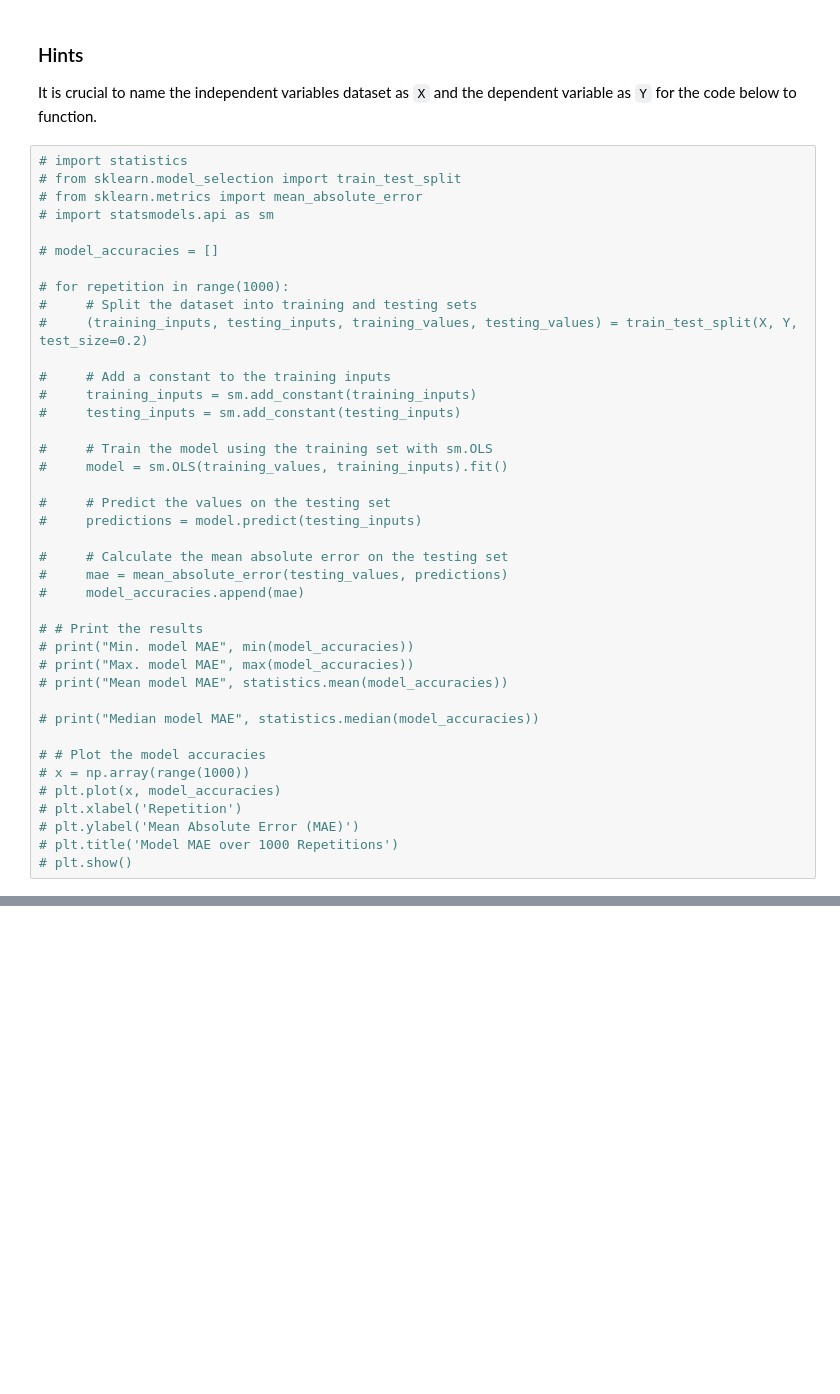
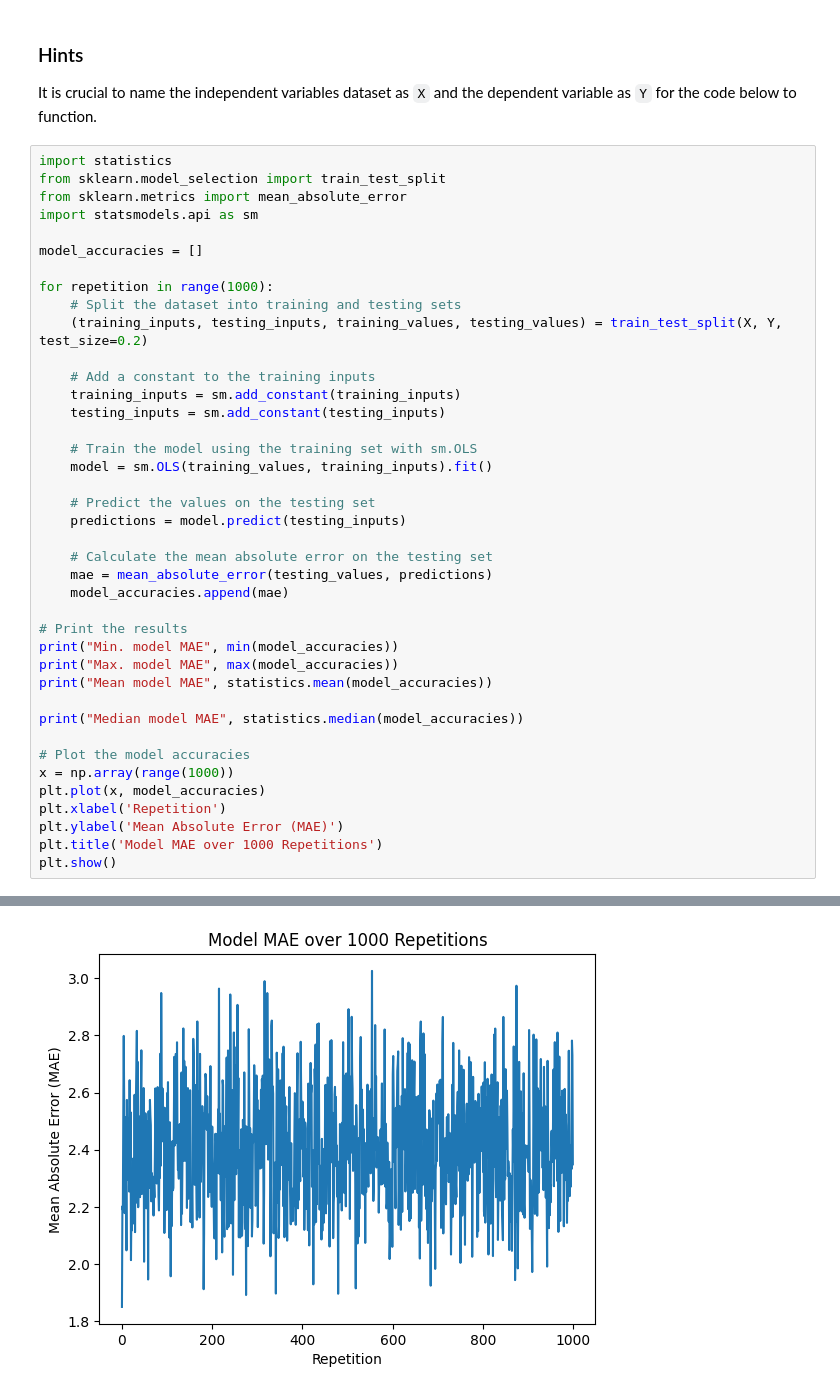
Before and after one commit to akrylamid/ELLS_python_assignment, a Jupyter notebook: thursday/competition/ELLS_quiz_1_assignment.ipynb, the cells around one changed output, grey strips where cells are left out. Saved outputs shown, nothing was run; the diff lists cells and outputs as text; blank space fills up the shorter version.

```diff
--- a/thursday/competition/ELLS_quiz_1_assignment.ipynb
+++ b/thursday/competition/ELLS_quiz_1_assignment.ipynb
@@ -501,42 +501,43 @@ i.e. How precise is your model in predicting the `mpg`?
 
 It is crucial to name the independent variables dataset as `X` and the dependent variable as `Y` for the code below to function.
 # %%
-# import statistics
-# from sklearn.model_selection import train_test_split
-# from sklearn.metrics import mean_absolute_error
-# import statsmodels.api as sm
+import statistics
+from sklearn.model_selection import train_test_split
+from sklearn.metrics import mean_absolute_error
+import statsmodels.api as sm
 
-# model_accuracies = []
+model_accuracies = []
 
-# for repetition in range(1000):
-#     # Split the dataset into training and testing sets
-#     (training_inputs, testing_inputs, training_values, testing_values) = train_test_split(X, Y, test_size=0.2)
+for repetition in range(1000):
+    # Split the dataset into training and testing sets
+    (training_inputs, testing_inputs, training_values, testing_values) = train_test_split(X, Y, test_size=0.2)
 
-#     # Add a constant to the training inputs
-#     training_inputs = sm.add_constant(training_inputs)
-#     testing_inputs = sm.add_constant(testing_inputs)
+    # Add a constant to the training inputs
+    training_inputs = sm.add_constant(training_inputs)
+    testing_inputs = sm.add_constant(testing_inputs)
 
-#     # Train the model using the training set with sm.OLS
-#     model = sm.OLS(training_values, training_inputs).fit()
+    # Train the model using the training set with sm.OLS
+    model = sm.OLS(training_values, training_inputs).fit()
 
-#     # Predict the values on the testing set
-#     predictions = model.predict(testing_inputs)
+    # Predict the values on the testing set
+    predictions = model.predict(testing_inputs)
 
-#     # Calculate the mean absolute error on the testing set
-#     mae = mean_absolute_error(testing_values, predictions)
-#     model_accuracies.append(mae)
+    # Calculate the mean absolute error on the testing set
+    mae = mean_absolute_error(testing_values, predictions)
+    model_accuracies.append(mae)
 
-# # Print the results
-# print("Min. model MAE", min(model_accuracies))
-# print("Max. model MAE", max(model_accuracies))
-# print("Mean model MAE", statistics.mean(model_accuracies))
+# Print the results
+print("Min. model MAE", min(model_accuracies))
+print("Max. model MAE", max(model_accuracies))
+print("Mean model MAE", statistics.mean(model_accuracies))
 
-# print("Median model MAE", statistics.median(model_accuracies))
+print("Median model MAE", statistics.median(model_accuracies))
 
-# # Plot the model accuracies
-# x = np.array(range(1000))
-# plt.plot(x, model_accuracies)
-# plt.xlabel('Repetition')
-# plt.ylabel('Mean Absolute Error (MAE)')
-# plt.title('Model MAE over 1000 Repetitions')
-# plt.show()
+# Plot the model accuracies
+x = np.array(range(1000))
+plt.plot(x, model_accuracies)
+plt.xlabel('Repetition')
+plt.ylabel('Mean Absolute Error (MAE)')
+plt.title('Model MAE over 1000 Repetitions')
+plt.show()
+# %% [output]
@@ -542,0 +548 @@ It is crucial to name the independent variables dataset as `X` and the dependent
+[figure, added]
```
Also changed, not shown: parts of 1 cell of this notebook.
